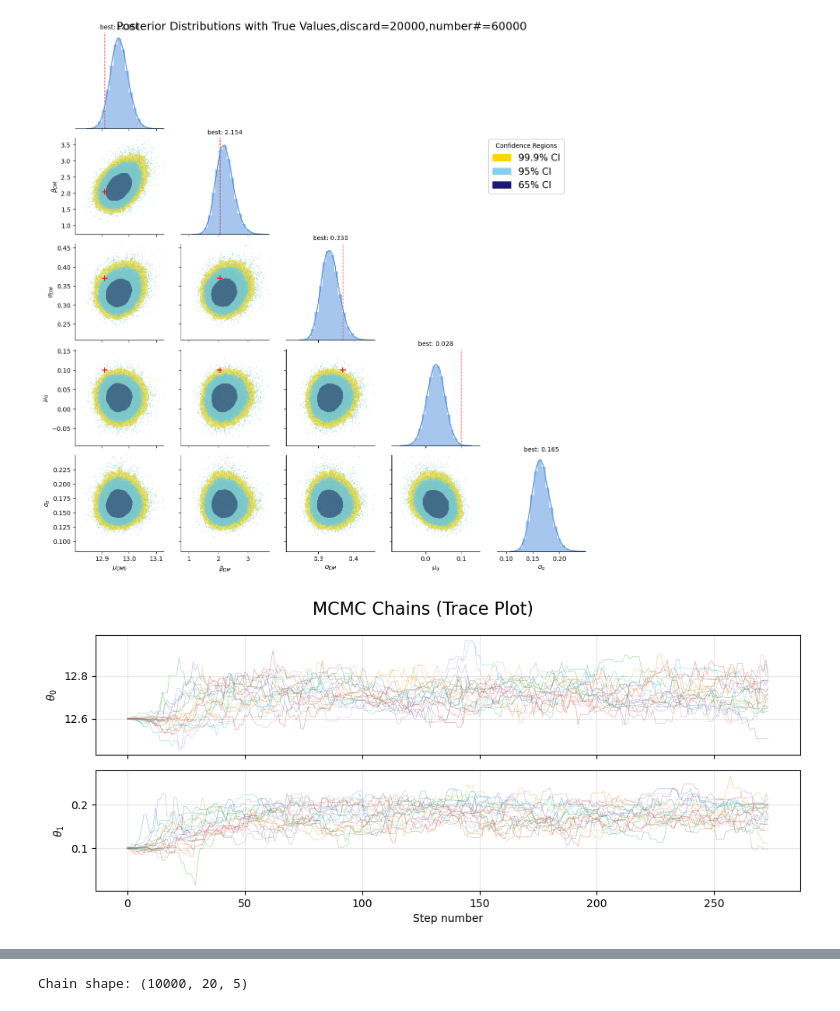
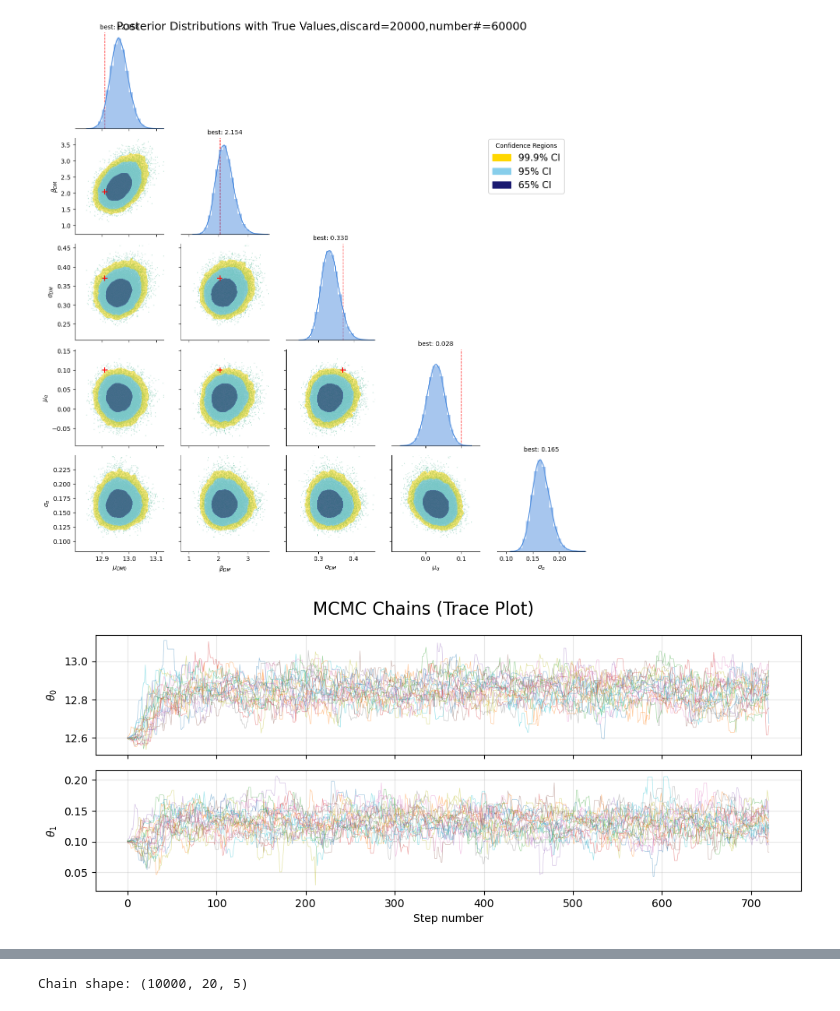
Before and after one commit to zheshishuoshuo/sl_inference_only_muDMalpha, a Jupyter notebook: test_notebook/plot_post.ipynb, the cells around one changed output, grey strips where cells are left out. Cells and saved outputs as stored; diff of their text form; code cells hidden in the pictures.

```diff
--- a/test_notebook/plot_post.ipynb
+++ b/test_notebook/plot_post.ipynb
@@ -286,11 +286,11 @@ def plot_chains(hdf5_file, discard=0, thin=1, labels=None, max_steps=None):
     plt.show()
 # %%
 plot_chains(
-    hdf5_file="../chains/chains.h5",
+    hdf5_file="../chains/chains_bless_new1.h5",
     discard=00,
     thin=1,
     # labels=[r"$\mu_{DM0}$", r"$\beta_{DM}$", r"$\sigma_{DM}$", r"$\mu_\alpha$", r"$\sigma_\alpha$"],
     max_steps=None # 可选
 )
 # %% [output]
-[figure, old version]
+[figure, new version]
```
Also changed, not shown: parts of 2 cells of this notebook, 8 other files.
